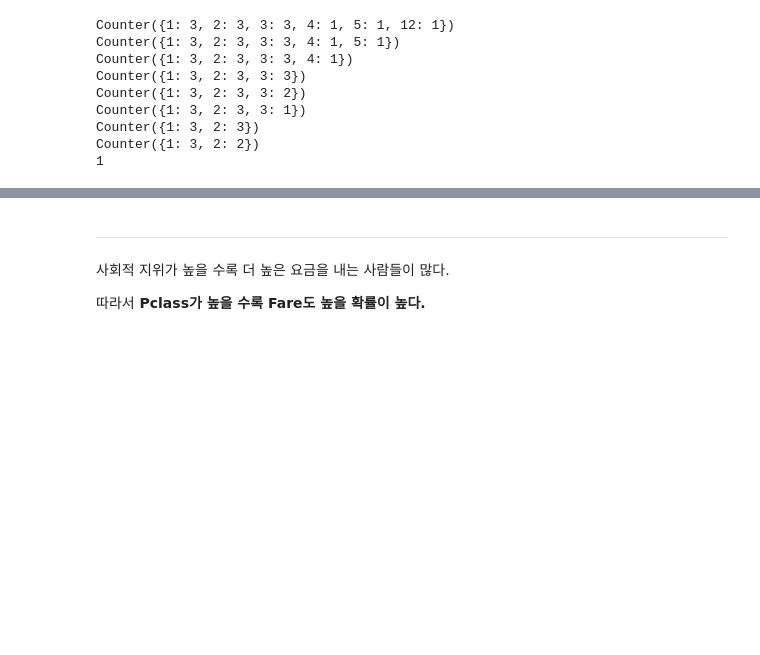
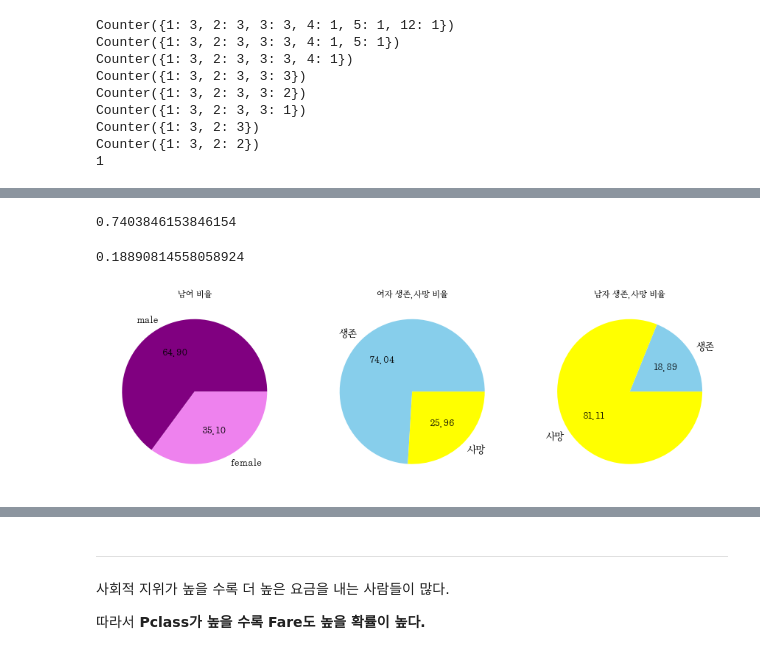
Before and after one commit to Abdumaleek/Kaggle-Titanic, a Jupyter notebook: New Titanic.ipynb, the cells around one changed output, grey strips where cells are left out. Cells and saved outputs as stored; diff of their text form; code cells hidden in the pictures; blank space fills up the shorter version.

```diff
--- a/New Titanic.ipynb
+++ b/New Titanic.ipynb
@@ -925,0 +620,30 @@ sns.violinplot(x = bdetmp.Pclass, y = bdetmp.Fare )
+# %%
+#여자 생존 확률
+fe_num = len(train.loc[train.Sex == 1].PassengerId)
+surv_fe_pct = len(train.loc[(train.Survived == 1) & (train.Sex == 1)].PassengerId)/fe_num
+surv_fe_pct
+# %% [output]
+0.7403846153846154
+# %%
+#남자 생존 확률
+m_num= len(train.loc[train.Sex == 2].PassengerId)
+surv_m_pct = len(train.loc[(train.Survived == 1) &(train.Sex == 2)].PassengerId)/m_num
+surv_m_pct
+# %% [output]
+0.18890814558058924
+# %%
+fig, ax = plt.subplots(1,3,figsize = (15,5))
+ax[0].set_title('남여 비율')
+ax[0].pie(train.Sex.value_counts(), labels = ['male','female'],colors = ['purple','violet'],autopct = '%.2f',textprops={'fontsize': 14} )
+
+
+ax[1].set_title('여자 생존,사망 비율')
+ax[1].pie([surv_fe_pct, 1-surv_fe_pct], labels = ['생존','사망'],colors = ['skyblue','yellow'],autopct = '%.2f',textprops={'fontsize': 14} )
+
+
+ax[2].set_title('남자 생존,사망 비율')
+ax[2].pie([surv_m_pct, 1-surv_m_pct], labels = ['생존','사망'],colors = ['skyblue','yellow'],autopct = '%.2f',textprops={'fontsize': 14} )
+
+plt.show()
+# %% [output]
+[figure, added]
```
Also changed, not shown: parts of 106 cells of this notebook.
